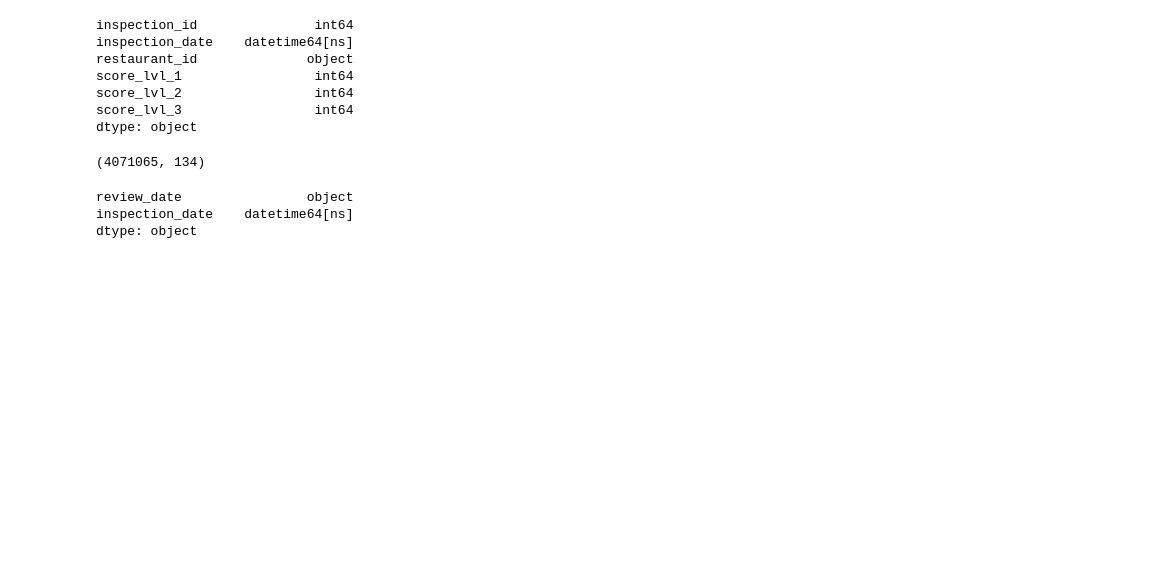
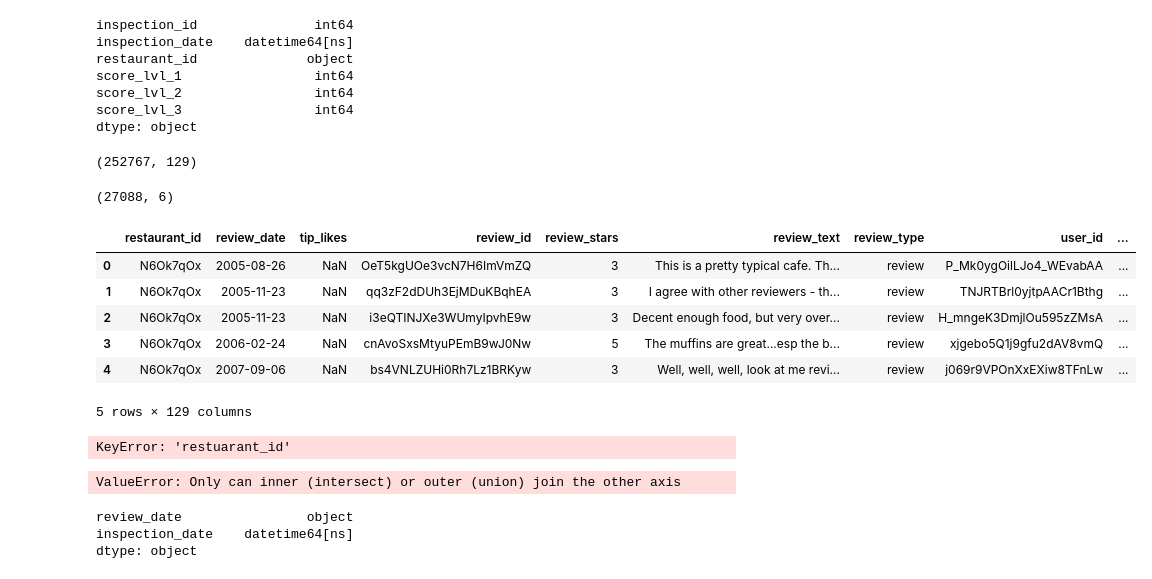
Before and after one commit to potatochip/kojak, a Jupyter notebook: feature_exploration.ipynb, the cells around one changed output. Saved outputs shown, nothing was run; the diff lists cells and outputs as text; code cells hidden in the pictures; blank space fills up the shorter version.

```diff
--- a/feature_exploration.ipynb
+++ b/feature_exploration.ipynb
@@ -77,6 +76,0 @@ NameError: name 'users' is not defined
-# %%
-# for index, row in enumerate(df.iterrows()):
-#     db[collection].save(row[1].to_json())
-for i in reviews.iterrows():
-    db['test'].save(json.loads(i[1].to_json()))
-    break
@@ -314,4 +351,30 @@ score_lvl_1                 int64
 score_lvl_2                 int64
 score_lvl_3                 int64
 dtype: object
+# %%
+full_features.shape
+# %% [output]
+(252767, 129)
+# %%
+training_response.shape
+# %% [output]
+(27088, 6)
+# %%
+full_features.head()
+# %% [output]
+|  | restaurant_id | review_date | tip_likes | review_id | review_stars | review_text | review_type | user_id | ... |
+| 0 | N6Ok7qOx | 2005-08-26 | NaN | OeT5kgUOe3vcN7H6ImVmZQ | 3 | This is a pretty typical cafe. Th... | review | P_Mk0ygOilLJo4_WEvabAA | ... |
+| 1 | N6Ok7qOx | 2005-11-23 | NaN | qq3zF2dDUh3EjMDuKBqhEA | 3 | I agree with other reviewers - th... | review | TNJRTBrl0yjtpAACr1Bthg | ... |
+| 2 | N6Ok7qOx | 2005-11-23 | NaN | i3eQTINJXe3WUmyIpvhE9w | 3 | Decent enough food, but very over... | review | H_mngeK3DmjlOu595zZMsA | ... |
+| 3 | N6Ok7qOx | 2006-02-24 | NaN | cnAvoSxsMtyuPEmB9wJ0Nw | 5 | The muffins are great...esp the b... | review | xjgebo5Q1j9gfu2dAV8vmQ | ... |
+| 4 | N6Ok7qOx | 2007-09-06 | NaN | bs4VNLZUHi0Rh7Lz1BRKyw | 3 | Well, well, well, look at me revi... | review | j069r9VPOnXxEXiw8TFnLw | ... |
+5 rows × 129 columns
+# %%
+training_response.set_index('restuarant_id').head()
+# %% [output]
+KeyError: 'restuarant_id'
+# %%
+pd.concat([full_features, training_response], axis=1, join='right')
+# %% [output]
+ValueError: Only can inner (intersect) or outer (union) join the other axis
 # %%
@@ -319,7 +382,3 @@ full_features_response = pd.merge(full_features, training_response, on='restaura
-# %%
-full_features_response.shape
-# %% [output]
-(4071065, 134)
 # %%
 full_features_response[['review_date', 'inspection_date']].dtypes
 # %% [output]
```
Also changed, not shown: parts of 14 cells of this notebook, 5 other files.
